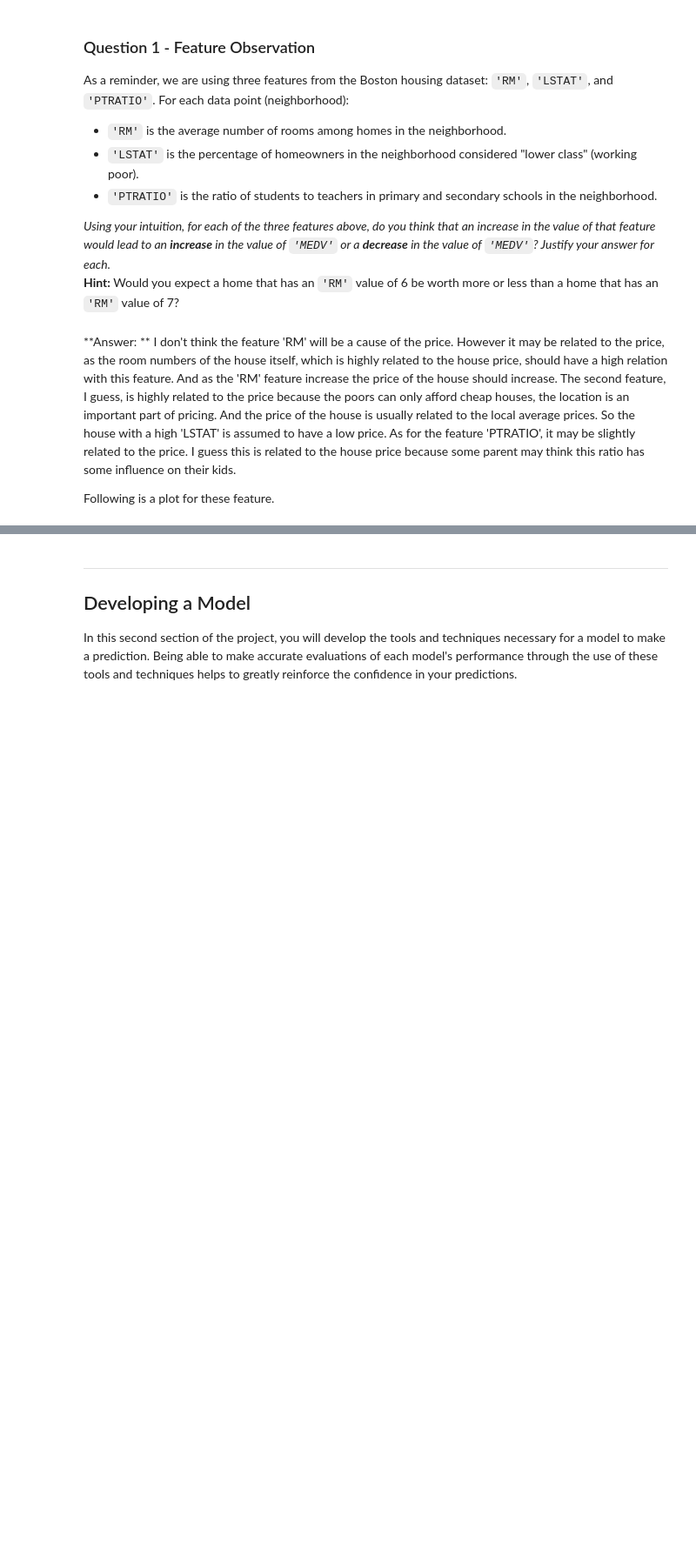
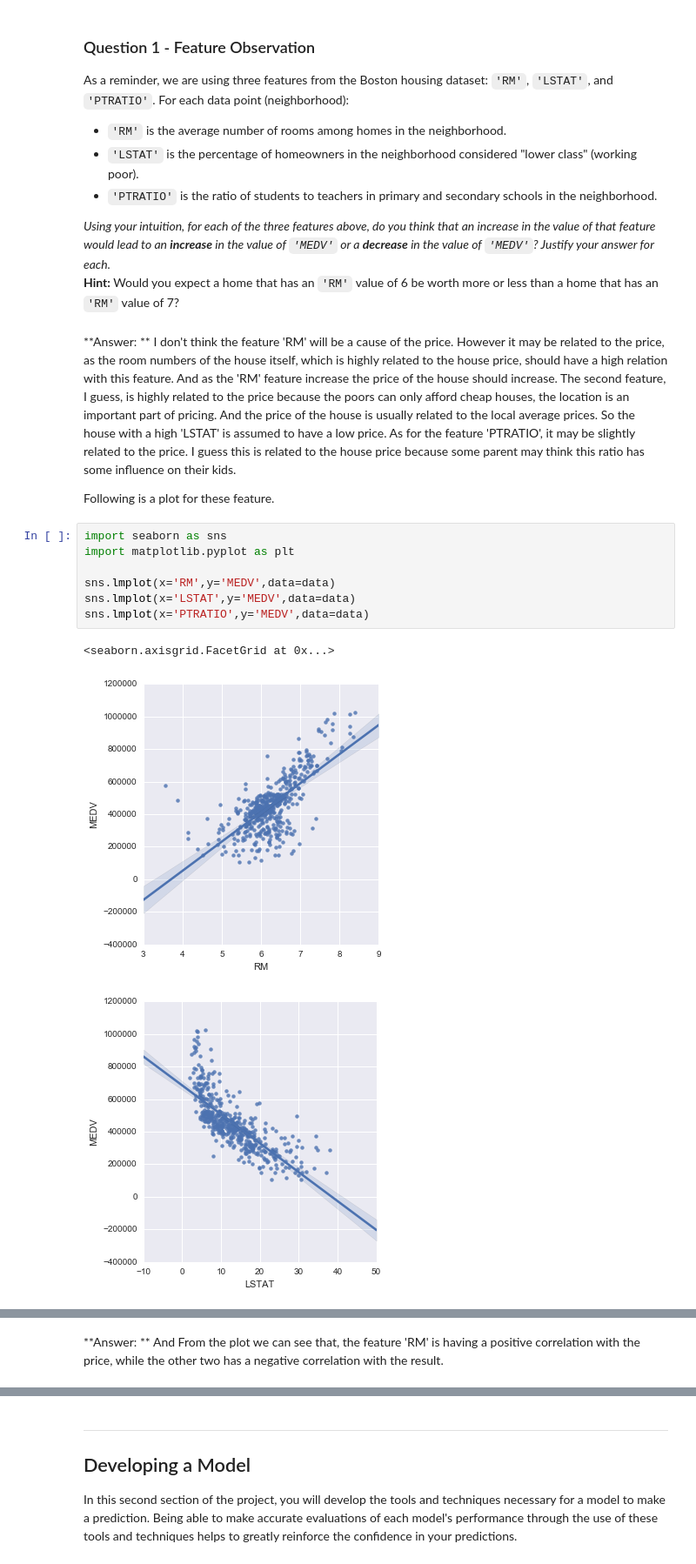
Before and after one commit to Huangjantson/UdacityMLNP, a Jupyter notebook: boston_housing/boston_housing.ipynb, the cells around one changed output, grey strips where cells are left out. Shown at 87% size. Cells and saved outputs as stored; diff of their text form; blank space fills up the shorter version.

```diff
--- a/boston_housing/boston_housing.ipynb
+++ b/boston_housing/boston_housing.ipynb
@@ -94,3 +94,14 @@ _Using your intuition, for each of the three features above, do you think that a
 **Answer: ** I don't think the feature 'RM' will be a cause of the price. However it may be related to the price, as the room numbers of the house itself, which is highly related to the house price, should have a high relation with this feature. And as the 'RM' feature increase the price of the house should increase. The second feature, I guess, is highly related to the price because the poors can only afford cheap houses, the location is an important part of pricing. And the price of the house is usually related to the local average prices. So the house with a high 'LSTAT' is assumed to have a low price. As for the feature 'PTRATIO', it may be slightly related to the price. I guess this is related to the house price because some parent may think this ratio has some influence on their kids.
 
 Following is a plot for these feature.
+# %%
+import seaborn as sns
+import matplotlib.pyplot as plt
+
+sns.lmplot(x='RM',y='MEDV',data=data)
+sns.lmplot(x='LSTAT',y='MEDV',data=data)
+sns.lmplot(x='PTRATIO',y='MEDV',data=data)
+# %% [output]
+<seaborn.axisgrid.FacetGrid at 0x...>
+[figure, added]
+[figure, added]
@@ -96,0 +109,2 @@ Following is a plot for these feature.
+# %% [markdown]
+**Answer: ** And From the plot we can see that, the feature 'RM' is having a positive correlation with the price, while the other two has a negative correlation with the result.
```
Also changed, not shown: parts of 11 cells of this notebook, 1 other file.
